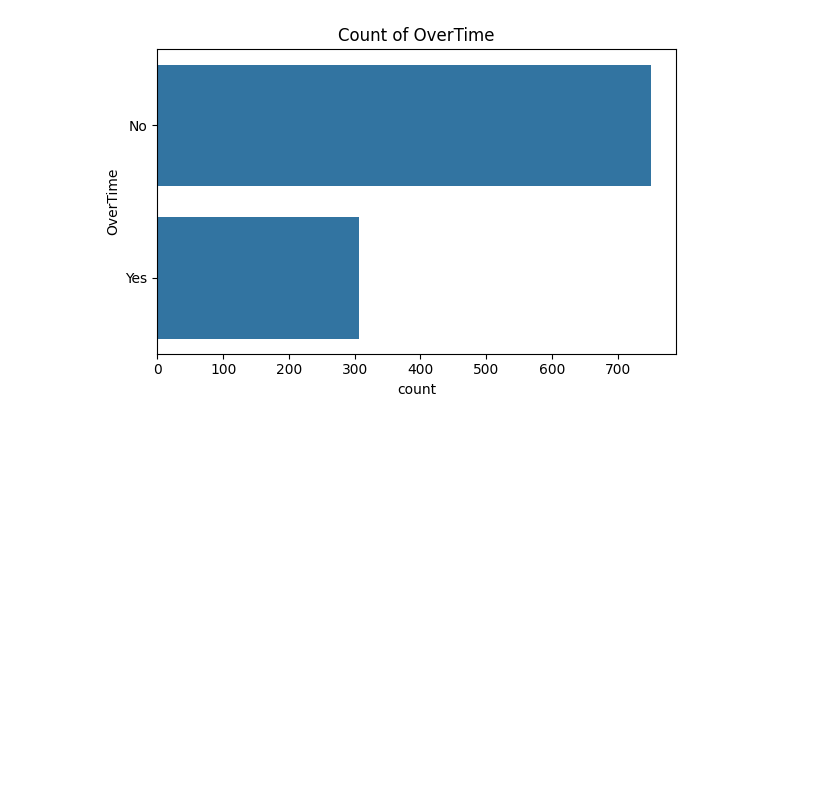
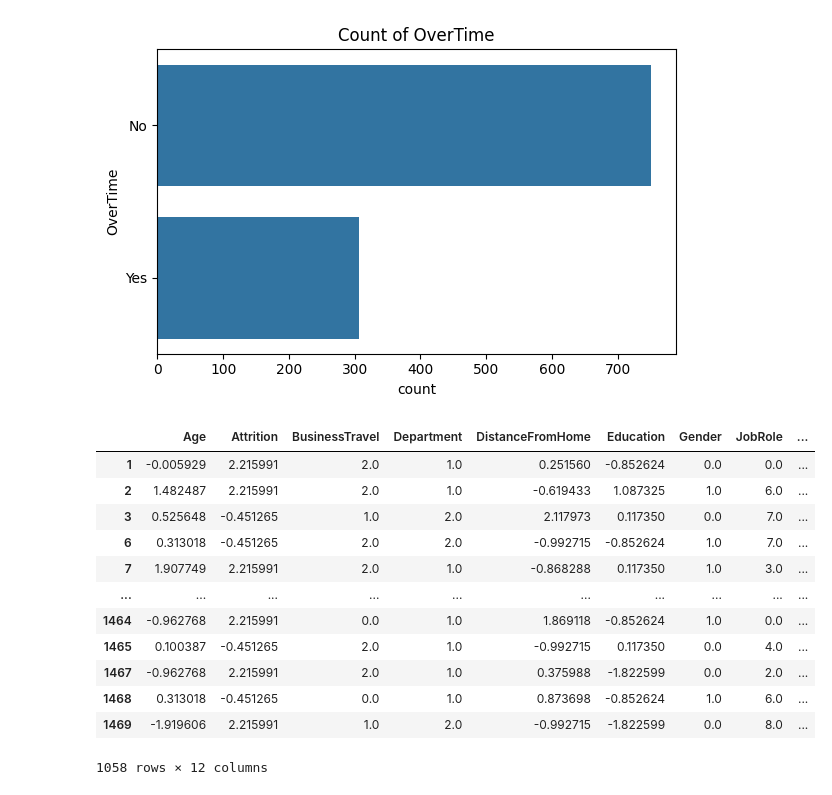
Before and after one commit to yudis2/BPDS, a Jupyter notebook: notebook.ipynb, the cells around one changed output. Saved outputs shown, nothing was run; the diff lists cells and outputs as text; code cells hidden in the pictures; blank space fills up the shorter version.

```diff
--- a/notebook.ipynb
+++ b/notebook.ipynb
@@ -152,6 +152,25 @@ for col in cat_cols:
 [figure]
 [figure]
 [figure]
+# %%
+#encoder manual tanpa pipeline
+df[cat_cols] = OrdinalEncoder().fit_transform(df[cat_cols])
+df[num_cols] = StandardScaler().fit_transform(df[num_cols])
+df
+# %% [output]
+|  | Age | Attrition | BusinessTravel | Department | DistanceFromHome | Education | Gender | JobRole | ... |
+| 1 | -0.005929 | 2.215991 | 2.0 | 1.0 | 0.251560 | -0.852624 | 0.0 | 0.0 | ... |
+| 2 | 1.482487 | 2.215991 | 2.0 | 1.0 | -0.619433 | 1.087325 | 1.0 | 6.0 | ... |
+| 3 | 0.525648 | -0.451265 | 1.0 | 2.0 | 2.117973 | 0.117350 | 0.0 | 7.0 | ... |
+| 6 | 0.313018 | -0.451265 | 2.0 | 2.0 | -0.992715 | -0.852624 | 1.0 | 7.0 | ... |
+| 7 | 1.907749 | 2.215991 | 2.0 | 1.0 | -0.868288 | 0.117350 | 1.0 | 3.0 | ... |
+| ... | ... | ... | ... | ... | ... | ... | ... | ... | ... |
+| 1464 | -0.962768 | 2.215991 | 0.0 | 1.0 | 1.869118 | -0.852624 | 1.0 | 0.0 | ... |
+| 1465 | 0.100387 | -0.451265 | 2.0 | 1.0 | -0.992715 | 0.117350 | 0.0 | 4.0 | ... |
+| 1467 | -0.962768 | 2.215991 | 2.0 | 1.0 | 0.375988 | -1.822599 | 0.0 | 2.0 | ... |
+| 1468 | 0.313018 | -0.451265 | 0.0 | 1.0 | 0.873698 | -0.852624 | 1.0 | 6.0 | ... |
+| 1469 | -1.919606 | 2.215991 | 1.0 | 2.0 | -0.992715 | -1.822599 | 0.0 | 8.0 | ... |
+1058 rows × 12 columns
 # %%
 X = df.drop('Attrition', axis=1)
 y = df['Attrition'].astype(int)
```
Also changed, not shown: parts of 6 cells of this notebook.
